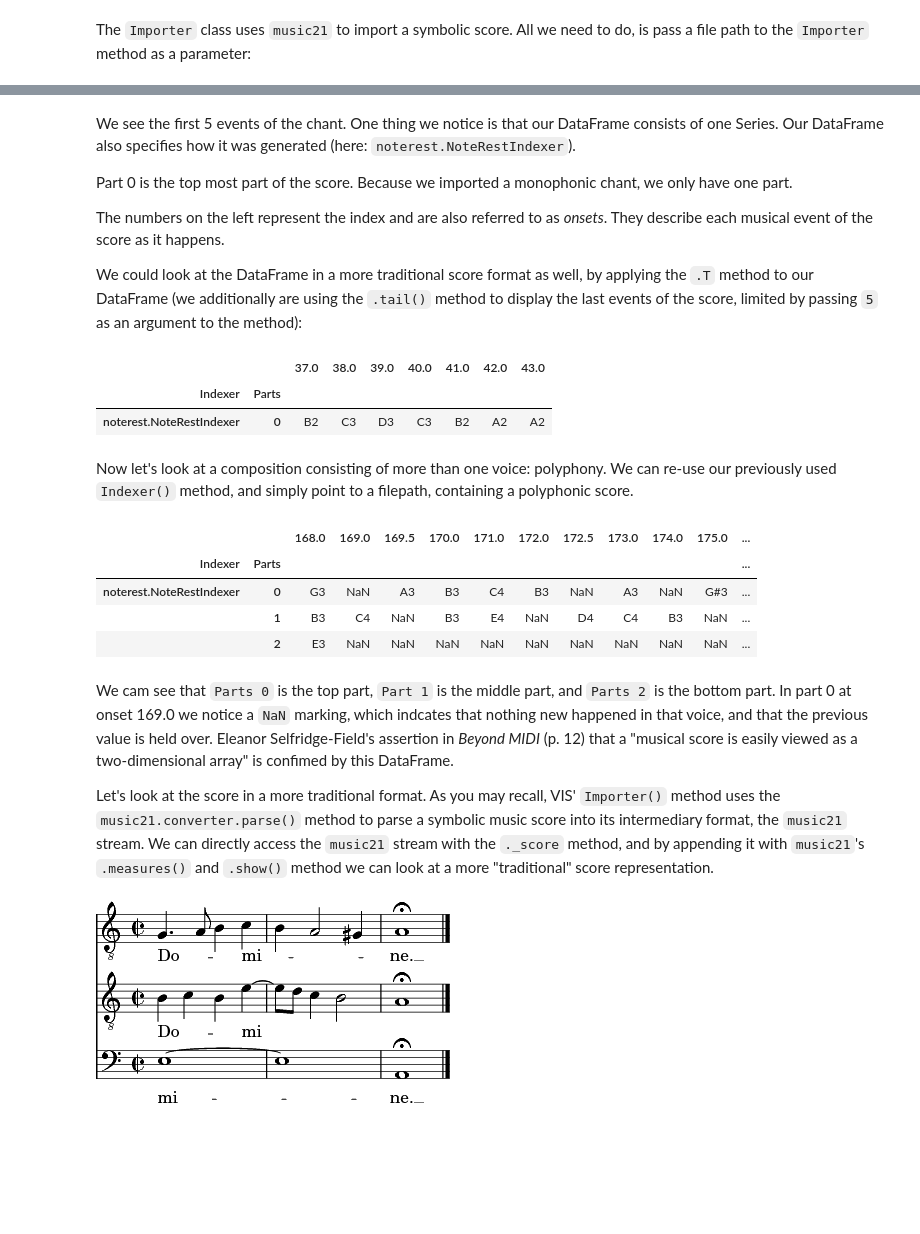
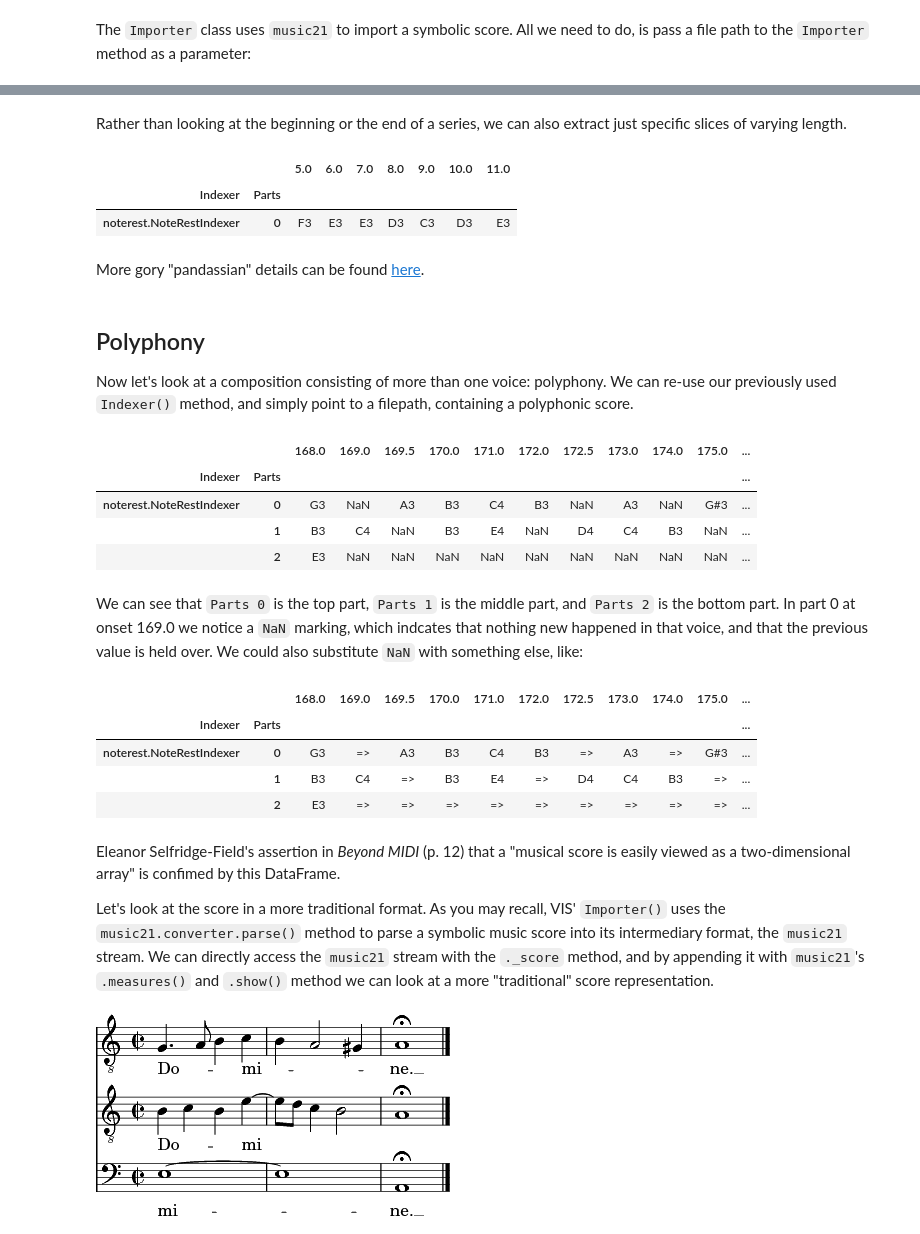
Before and after one commit to ELVIS-Project/VIS-Workshop-Materials, a Jupyter notebook: notebooks/1_Getting_Started_with_VIS.ipynb, the cells around one changed output, grey strips where cells are left out. Saved outputs shown, nothing was run; the diff lists cells and outputs as text; code cells hidden in the pictures; blank space fills up the shorter version.

````diff
--- a/notebooks/1_Getting_Started_with_VIS.ipynb
+++ b/notebooks/1_Getting_Started_with_VIS.ipynb
@@ -101,18 +137,20 @@ chant_indexed.head(7)
-# %% [markdown]
-We see the first 5 events of the chant. One thing we notice is that our DataFrame consists of one Series. Our DataFrame also specifies how it was generated (here: ```noterest.NoteRestIndexer```).
-
-Part 0 is the top most part of the score. Because we imported a monophonic chant, we only have one part.
-
-The numbers on the left represent the index and are also referred to as _onsets_. They describe each musical event of the score as it happens.
-
-We could look at the DataFrame in a more traditional score format as well, by applying the ```.T``` method to our DataFrame (we additionally are using the ```.tail()``` method to display the last events of the score, limited by passing ```5``` as an argument to the method):
-# %%
-chant_indexed.tail(7).T
-# %% [output]
-|  |  | 37.0 | 38.0 | 39.0 | 40.0 | 41.0 | 42.0 | 43.0 |
-| Indexer | Parts |  |  |  |  |  |  |  |
-| noterest.NoteRestIndexer | 0 | B2 | C3 | D3 | C3 | B2 | A2 | A2 |
+# %% [markdown]
+Rather than looking at the beginning or the end of a series, we can also extract just specific slices of varying length.
+# %%
+chant_indexed.ix[5:11].T # mixed integer and label based access
+
+# ----- for the curious: ------ #
+# chant_indexed.loc[5:11].T # label based access - try it out
+# chant_indexed.iloc[5:11].T # integer based access - try it out
+# %% [output]
+|  |  | 5.0 | 6.0 | 7.0 | 8.0 | 9.0 | 10.0 | 11.0 |
+| Indexer | Parts |  |  |  |  |  |  |  |
+| noterest.NoteRestIndexer | 0 | F3 | E3 | E3 | D3 | C3 | D3 | E3 |
+# %% [markdown]
+More gory "pandassian" details can be found [here](http://pandas.pydata.org/pandas-docs/stable/indexing.html).
 # %% [markdown]
+## Polyphony
+
 Now let's look at a composition consisting of more than one voice: polyphony. We can re-use our previously used ```Indexer()``` method, and simply point to a filepath, containing a polyphonic score.
 # %%
 # Creating a score_path variable, mostly to save space:
@@ -132,10 +170,20 @@ obrecht_indexed.tail(11).T
 | noterest.NoteRestIndexer | 0 | G3 | NaN | A3 | B3 | C4 | B3 | NaN | A3 | NaN | G#3 | ... |
 |  | 1 | B3 | C4 | NaN | B3 | E4 | NaN | D4 | C4 | B3 | NaN | ... |
 |  | 2 | E3 | NaN | NaN | NaN | NaN | NaN | NaN | NaN | NaN | NaN | ... |
+# %% [markdown]
+We can see that ```Parts 0``` is the top part, ```Parts 1``` is the middle part, and ```Parts 2``` is the bottom part. In part 0 at onset 169.0 we notice a ```NaN``` marking, which indcates that nothing new happened in that voice, and that the previous value is held over. We could also substitute ```NaN``` with something else, like:
+# %%
+obrecht_indexed.tail(11).T.fillna('=>')
+# %% [output]
+|  |  | 168.0 | 169.0 | 169.5 | 170.0 | 171.0 | 172.0 | 172.5 | 173.0 | 174.0 | 175.0 | ... |
+| Indexer | Parts |  |  |  |  |  |  |  |  |  |  | ... |
+| noterest.NoteRestIndexer | 0 | G3 | => | A3 | B3 | C4 | B3 | => | A3 | => | G#3 | ... |
+|  | 1 | B3 | C4 | => | B3 | E4 | => | D4 | C4 | B3 | => | ... |
+|  | 2 | E3 | => | => | => | => | => | => | => | => | => | ... |
 # %% [markdown]
-We cam see that ```Parts 0``` is the top part, ```Part 1``` is the middle part, and ```Parts 2``` is the bottom part. In part 0 at onset 169.0 we notice a ```NaN``` marking, which indcates that nothing new happened in that voice, and that the previous value is held over. Eleanor Selfridge-Field's assertion in _Beyond MIDI_ (p. 12) that  a "musical score is easily viewed as a two-dimensional array" is confimed by this DataFrame.
+Eleanor Selfridge-Field's assertion in _Beyond MIDI_ (p. 12) that  a "musical score is easily viewed as a two-dimensional array" is confimed by this DataFrame.
 
-Let's look at the score in a more traditional format. As you may recall, VIS' ```Importer()``` method uses the ```music21.converter.parse()``` method to parse a symbolic music score into its intermediary format, the ```music21``` stream. We can directly access the ```music21``` stream with the ```._score``` method, and by appending it with ```music21```'s ```.measures()``` and ```.show()``` method we can look at a more "traditional" score representation.
+Let's look at the score in a more traditional format. As you may recall, VIS' ```Importer()``` uses the ```music21.converter.parse()``` method to parse a symbolic music score into its intermediary format, the ```music21``` stream. We can directly access the ```music21``` stream with the ```._score``` method, and by appending it with ```music21```'s ```.measures()``` and ```.show()``` method we can look at a more "traditional" score representation.
 # %%
 obrecht._score.measures(43,45).show()
 # %% [output]
````
Also changed, not shown: parts of 12 cells of this notebook, 3 other files.
